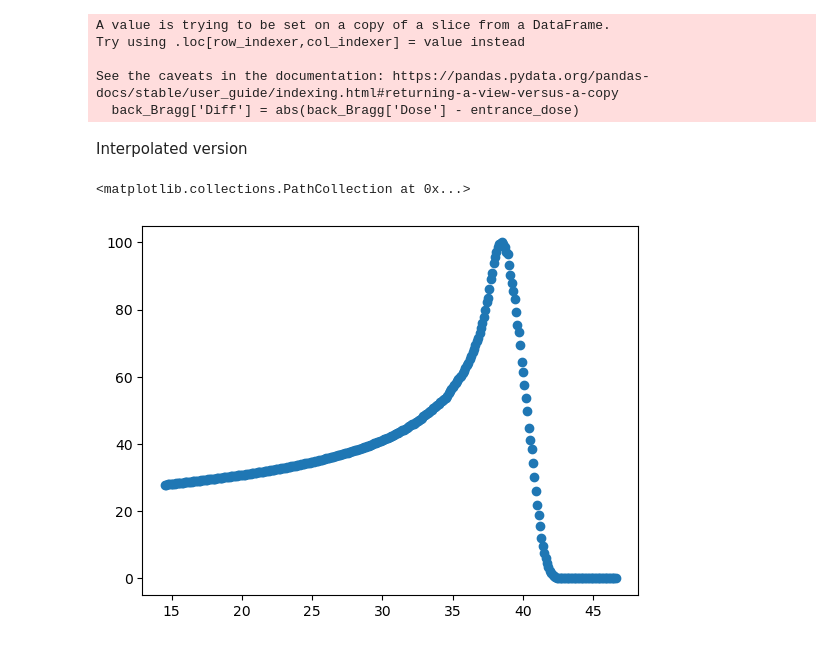
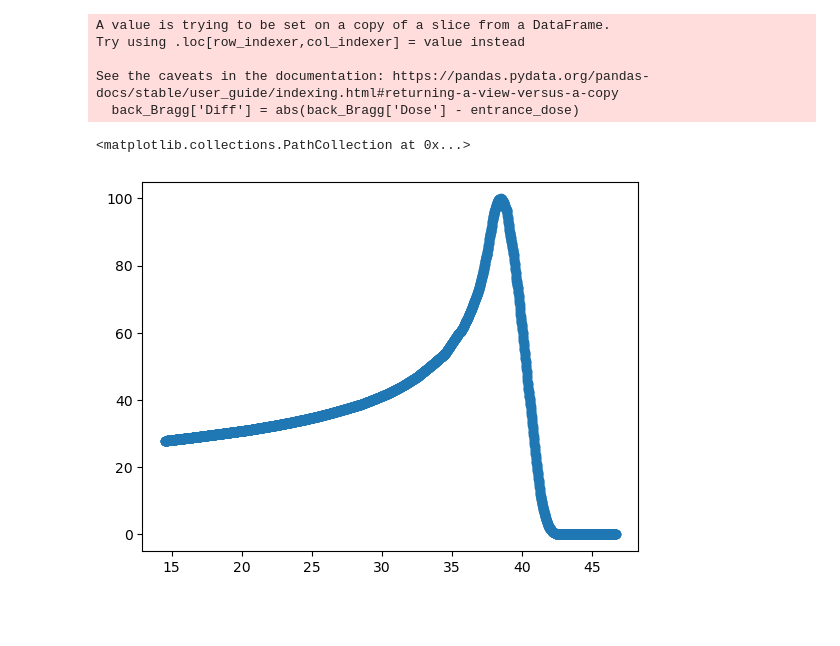
Before and after one commit to BrittHaanen15/Thesis_project, a Jupyter notebook: Python codes/Finding mid LET.ipynb, the cells around one changed output. Drawn from its saved outputs; the diff is of its cells as text; code cells hidden in the pictures; blank space fills up the shorter version.

```diff
--- a/Python codes/Finding mid LET.ipynb
+++ b/Python codes/Finding mid LET.ipynb
@@ -175,14 +175,12 @@ Try using .loc[row_indexer,col_indexer] = value instead
 
 See the caveats in the documentation: https://pandas.pydata.org/pandas-docs/stable/user_guide/indexing.html#returning-a-view-versus-a-copy
   back_Bragg['Diff'] = abs(back_Bragg['Dose'] - entrance_dose)
-# %% [markdown]
-Interpolated version
 # %%
-RS = pd.DataFrame(columns=['Depth', 'Dose'])
-RS['Depth'] = np.arange(RSdepth_m[0], RSdepth_m[-1], 0.1)
-RS['Dose'] = np.interp(RS['Depth'], RSdepth_m, RSdose_m)
+RS_int = pd.DataFrame(columns=['Depth', 'Dose'])
+RS_int['Depth'] = np.arange(RSdepth_m[0], RSdepth_m[-1], 0.01)
+RS_int['Dose'] = np.interp(RS_int['Depth'], RSdepth_m, RSdose_m)
 
-plt.scatter(RS['Depth'], RS['Dose'])
+plt.scatter(RS_int['Depth'], RS_int['Dose'])
 # %% [output]
 <matplotlib.collections.PathCollection at 0x...>
-[figure, old version]
+[figure, new version]
```
Also changed, not shown: parts of 5 cells of this notebook.
